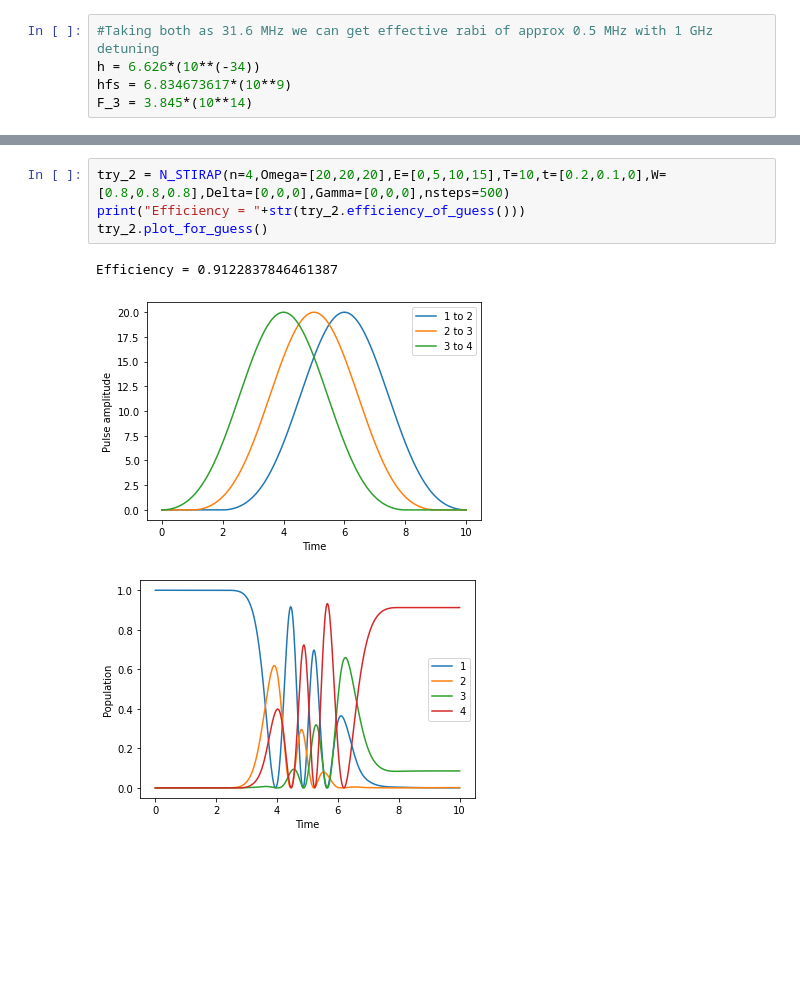
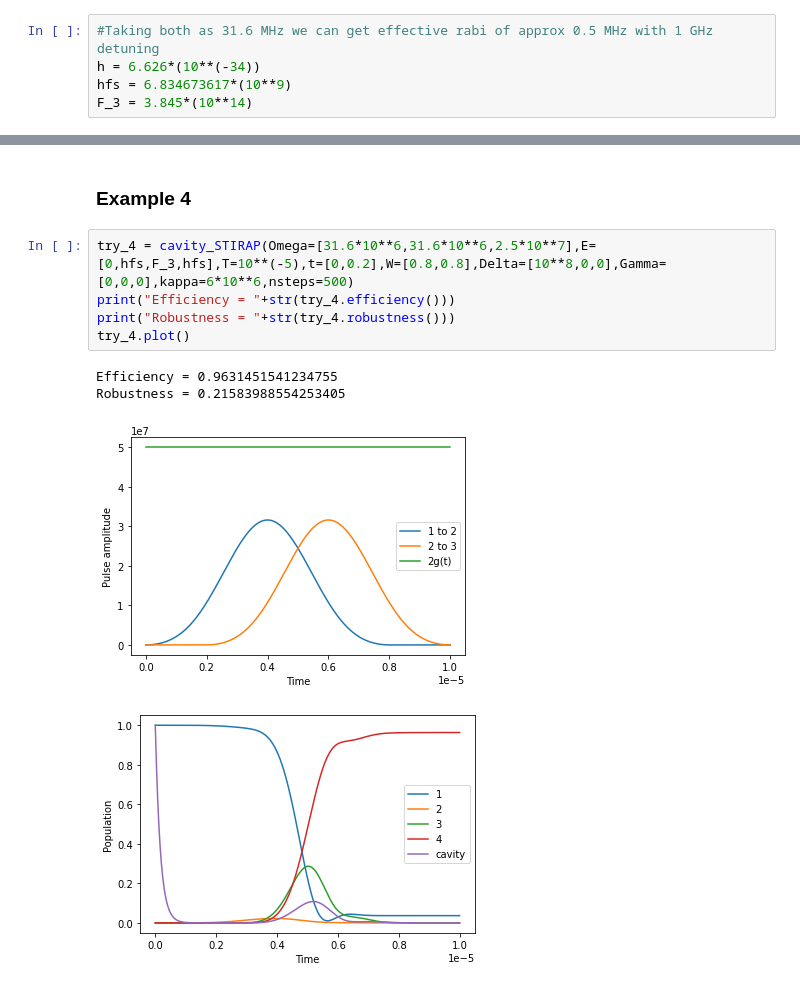
Before and after one commit to mahadevans2432/Quantum-Optics, a Jupyter notebook: STIRAP-nlevel.ipynb, the cells around one changed output, grey strips where cells are left out. Drawn from its saved outputs; the diff is of its cells as text; blank space fills up the shorter version.

Commit message:
added robustness

```diff
--- a/STIRAP-nlevel.ipynb
+++ b/STIRAP-nlevel.ipynb
@@ -141,8 +326,12 @@ Efficiency = 0.9999470801499417
+# %% [markdown]
+### Example 4
 # %%
-try_2 = N_STIRAP(n=4,Omega=[20,20,20],E=[0,5,10,15],T=10,t=[0.2,0.1,0],W=[0.8,0.8,0.8],Delta=[0,0,0],Gamma=[0,0,0],nsteps=500)
-print("Efficiency = "+str(try_2.efficiency_of_guess()))
-try_2.plot_for_guess()
+try_4 = cavity_STIRAP(Omega=[31.6*10**6,31.6*10**6,2.5*10**7],E=[0,hfs,F_3,hfs],T=10**(-5),t=[0,0.2],W=[0.8,0.8],Delta=[10**8,0,0],Gamma=[0,0,0],kappa=6*10**6,nsteps=500)
+print("Efficiency = "+str(try_4.efficiency()))
+print("Robustness = "+str(try_4.robustness()))
+try_4.plot()
 # %% [output]
-Efficiency = 0.9122837846461387
+Efficiency = 0.9631451541234755
+Robustness = 0.21583988554253405
-[figure, old version]
+[figure, new version]
-[figure, old version]
+[figure, new version]
```
Also changed, not shown: parts of 12 cells of this notebook, 1 other file.
